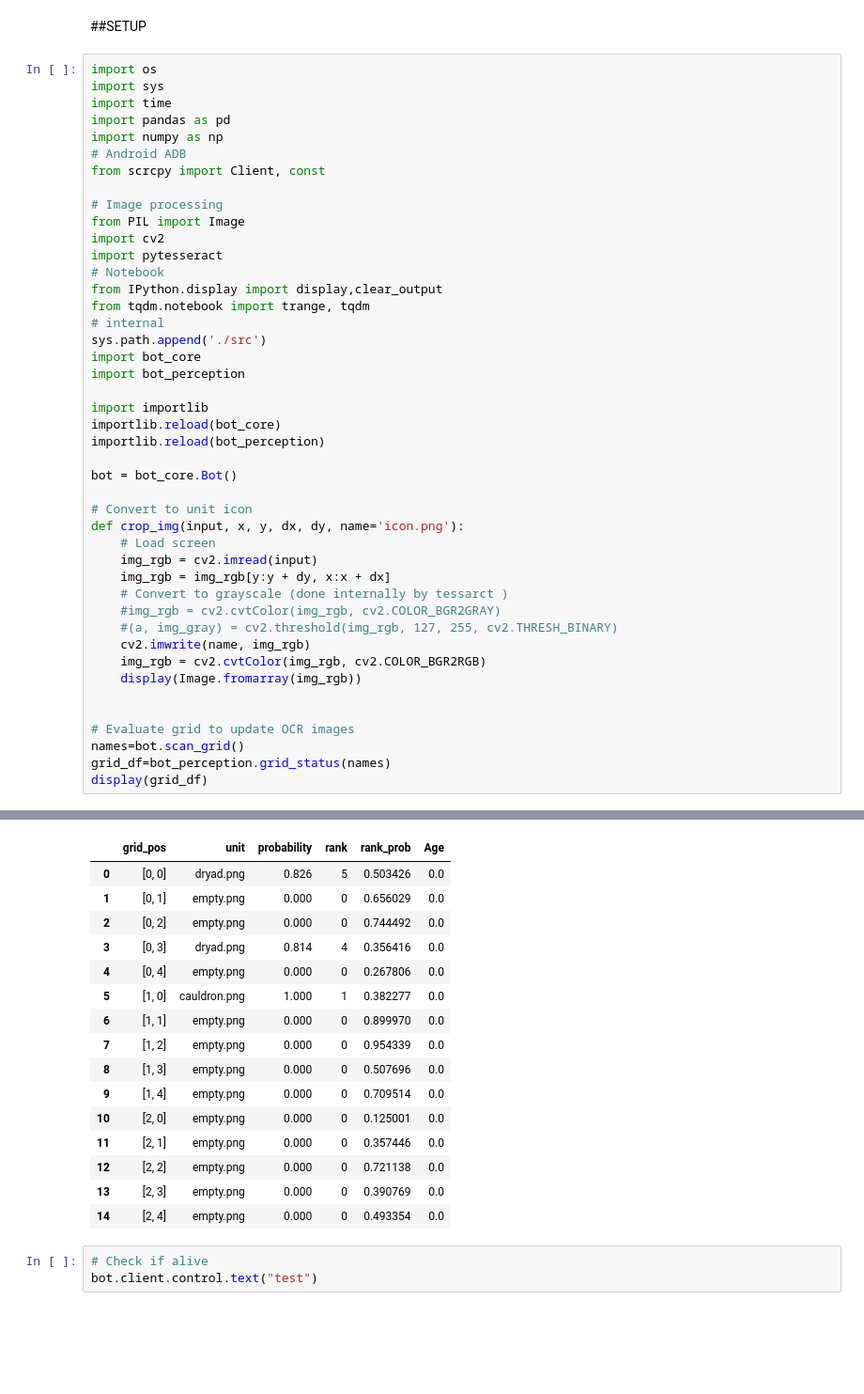
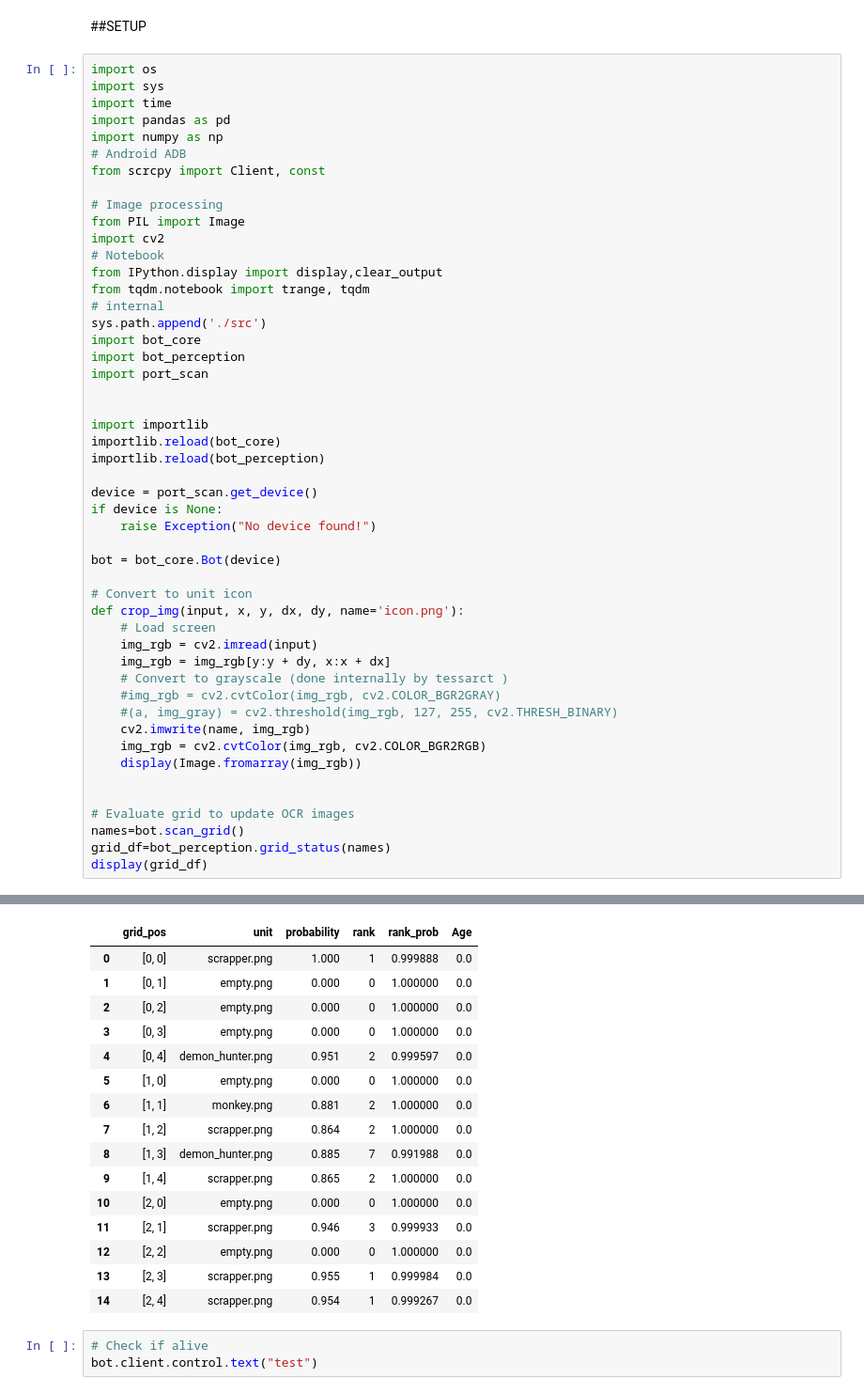
Before and after one commit to AxelBjork/Rush-Royale-Bot, a Jupyter notebook: add icons.ipynb, the cells around one changed output, grey strips where cells are left out. Shown at 94% size. Drawn from its saved outputs; the diff is of its cells as text; blank space fills up the shorter version.

```diff
--- a/add icons.ipynb
+++ b/add icons.ipynb
@@ -12,7 +12,6 @@ from scrcpy import Client, const
 # Image processing
 from PIL import Image
 import cv2
-import pytesseract
 # Notebook
 from IPython.display import display,clear_output
 from tqdm.notebook import trange, tqdm
@@ -20,12 +19,18 @@ from tqdm.notebook import trange, tqdm
 sys.path.append('./src')
 import bot_core
 import bot_perception
+import port_scan
+
 
 import importlib
 importlib.reload(bot_core)
 importlib.reload(bot_perception)
 
-bot = bot_core.Bot()
+device = port_scan.get_device()
+if device is None:
+    raise Exception("No device found!")
+
+bot = bot_core.Bot(device)
 
 # Convert to unit icon
 def crop_img(input, x, y, dx, dy, name='icon.png'):
@@ -48,19 +55,19 @@ display(grid_df)
 |  | grid_pos | unit | probability | rank | rank_prob | Age |
-| 0 | [0, 0] | dryad.png | 0.826 | 5 | 0.503426 | 0.0 |
-| 1 | [0, 1] | empty.png | 0.000 | 0 | 0.656029 | 0.0 |
-| 2 | [0, 2] | empty.png | 0.000 | 0 | 0.744492 | 0.0 |
-| 3 | [0, 3] | dryad.png | 0.814 | 4 | 0.356416 | 0.0 |
-| 4 | [0, 4] | empty.png | 0.000 | 0 | 0.267806 | 0.0 |
-| 5 | [1, 0] | cauldron.png | 1.000 | 1 | 0.382277 | 0.0 |
-| 6 | [1, 1] | empty.png | 0.000 | 0 | 0.899970 | 0.0 |
-| 7 | [1, 2] | empty.png | 0.000 | 0 | 0.954339 | 0.0 |
-| 8 | [1, 3] | empty.png | 0.000 | 0 | 0.507696 | 0.0 |
-| 9 | [1, 4] | empty.png | 0.000 | 0 | 0.709514 | 0.0 |
-| 10 | [2, 0] | empty.png | 0.000 | 0 | 0.125001 | 0.0 |
-| 11 | [2, 1] | empty.png | 0.000 | 0 | 0.357446 | 0.0 |
-| 12 | [2, 2] | empty.png | 0.000 | 0 | 0.721138 | 0.0 |
-| 13 | [2, 3] | empty.png | 0.000 | 0 | 0.390769 | 0.0 |
-| 14 | [2, 4] | empty.png | 0.000 | 0 | 0.493354 | 0.0 |
+| 0 | [0, 0] | scrapper.png | 1.000 | 1 | 0.999888 | 0.0 |
+| 1 | [0, 1] | empty.png | 0.000 | 0 | 1.000000 | 0.0 |
+| 2 | [0, 2] | empty.png | 0.000 | 0 | 1.000000 | 0.0 |
+| 3 | [0, 3] | empty.png | 0.000 | 0 | 1.000000 | 0.0 |
+| 4 | [0, 4] | demon_hunter.png | 0.951 | 2 | 0.999597 | 0.0 |
+| 5 | [1, 0] | empty.png | 0.000 | 0 | 1.000000 | 0.0 |
+| 6 | [1, 1] | monkey.png | 0.881 | 2 | 1.000000 | 0.0 |
+| 7 | [1, 2] | scrapper.png | 0.864 | 2 | 1.000000 | 0.0 |
+| 8 | [1, 3] | demon_hunter.png | 0.885 | 7 | 0.991988 | 0.0 |
+| 9 | [1, 4] | scrapper.png | 0.865 | 2 | 1.000000 | 0.0 |
+| 10 | [2, 0] | empty.png | 0.000 | 0 | 1.000000 | 0.0 |
+| 11 | [2, 1] | scrapper.png | 0.946 | 3 | 0.999933 | 0.0 |
+| 12 | [2, 2] | empty.png | 0.000 | 0 | 1.000000 | 0.0 |
+| 13 | [2, 3] | scrapper.png | 0.955 | 1 | 0.999984 | 0.0 |
+| 14 | [2, 4] | scrapper.png | 0.954 | 1 | 0.999267 | 0.0 |
 # %%
 # Check if alive
 bot.client.control.text("test")
```
Also changed, not shown: parts of 2 cells of this notebook, 7 other files.
